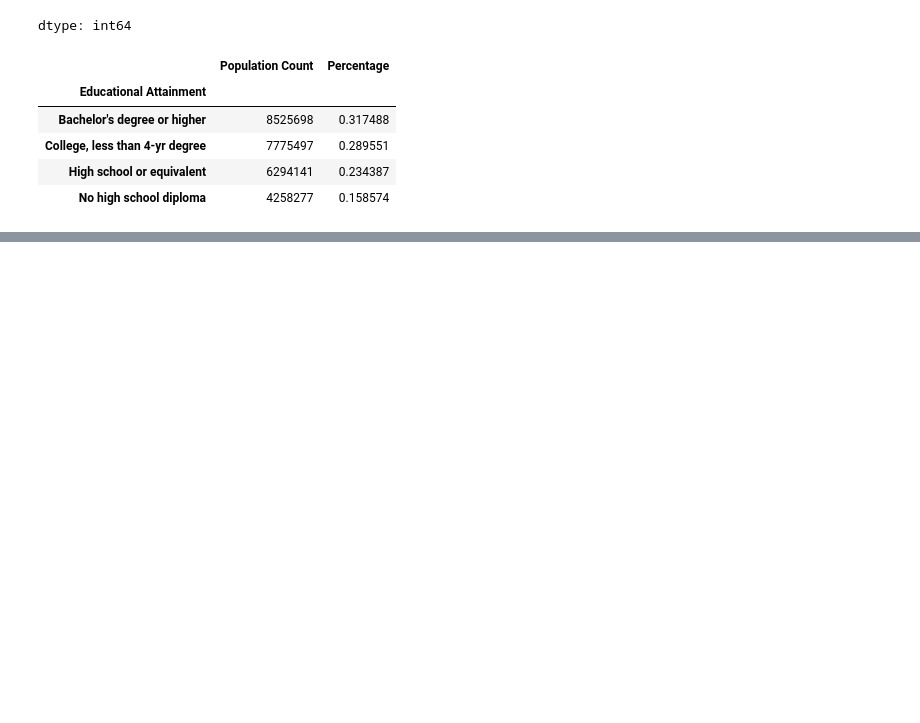
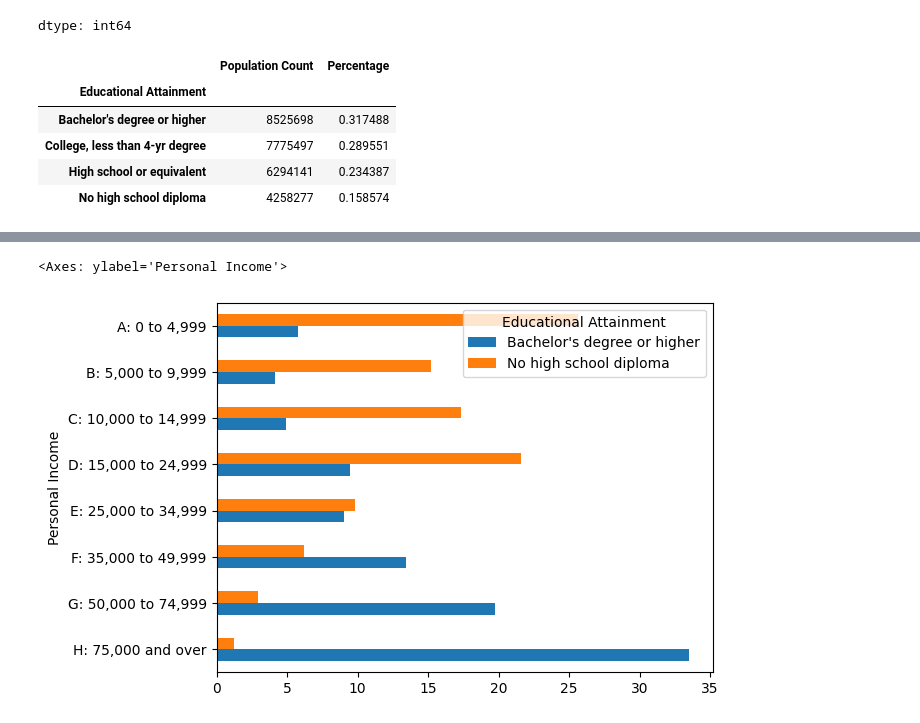
Before and after one commit to sanjanav2102/ML-23CSE301, a Jupyter notebook: Datasets&Pandas.ipynb, the cells around one changed output, grey strips where cells are left out. Cells and saved outputs as stored; diff of their text form; code cells hidden in the pictures; blank space fills up the shorter version.

```diff
--- a/Datasets&Pandas .ipynb
+++ b/Datasets&Pandas.ipynb
@@ -504,3 +532,14 @@ per
 # have no high diploma with those who have completed a Bachelor's degree or higher.
 # (The difference in the distributions would be striking.
 # There is a clear positive association between educational attainment and personal income).
+
+df5 = df3[(df3['Age'] >= '18') & (df3['Personal Income']) & (df3['Educational Attainment'])]
+df6 = df5[(df5['Educational Attainment']=='No high school diploma') ^ (df5['Educational Attainment']=="Bachelor's degree or higher")]
+df6
+pivot = df6.pivot_table(
+    values='Population Count',
+    index='Personal Income',
+    columns='Educational Attainment',
+    aggfunc='sum'
+)
+pivot
@@ -506,0 +557,10 @@ per
+# %%
+for col in pivot.columns:
+    pivot[col] = (pivot[col] / pivot[col].sum()) * 100
+pivot.plot(
+    y=["Bachelor's degree or higher", "No high school diploma"],
+    kind="barh"
+)
+# %% [output]
+<Axes: ylabel='Personal Income'>
+[figure, added]
```
Also changed, not shown: parts of 4 cells of this notebook.
